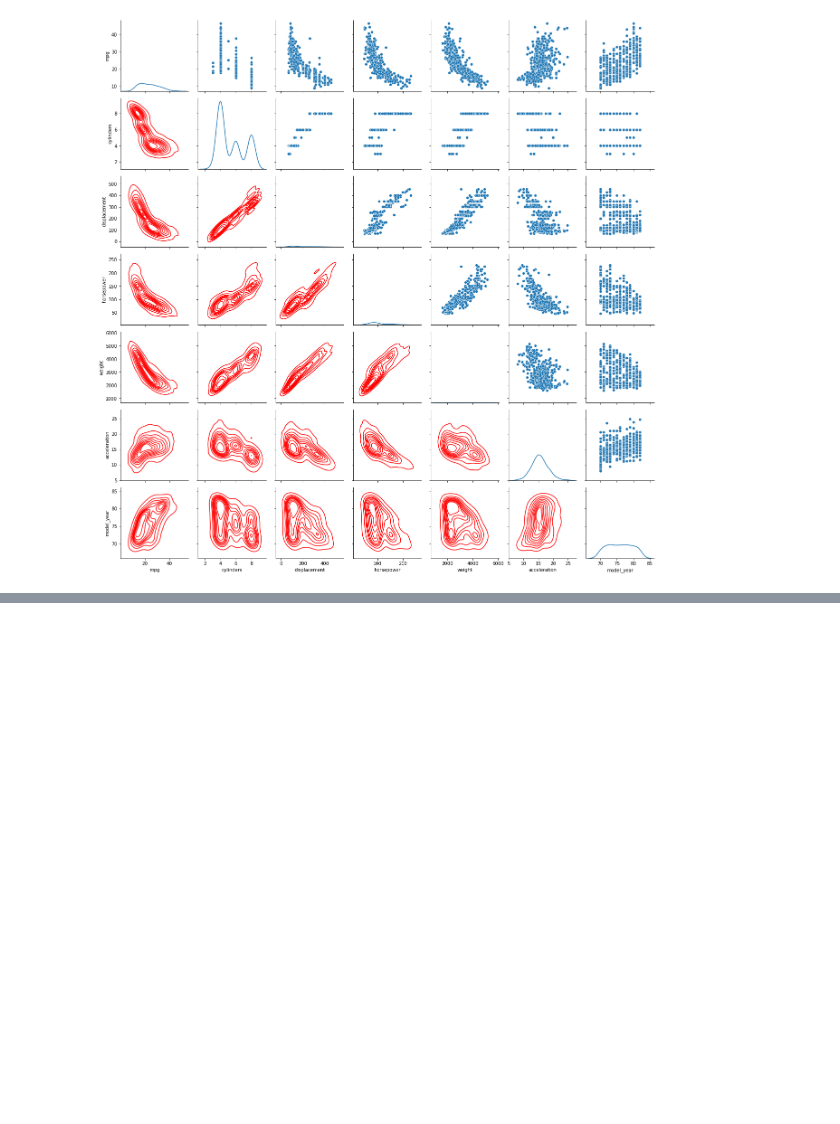
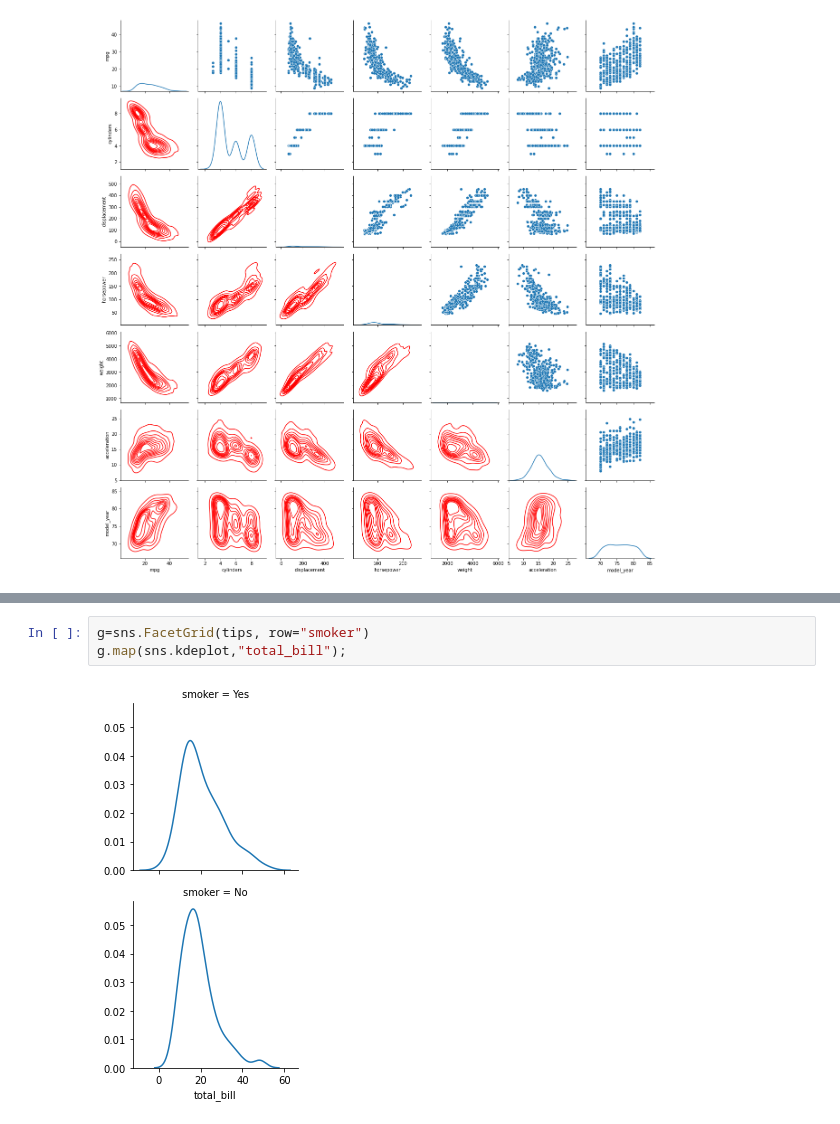
Before and after one commit to Ertugrul-Kurubal/Data-Visualization-With-Python-In-Class, a Jupyter notebook: Seaborn Comparison Plots In Class 1.ipynb, the cells around one changed output, grey strips where cells are left out. Drawn from its saved outputs; the diff is of its cells as text; blank space fills up the shorter version.

```diff
--- a/Seaborn Comparison Plots In Class 1.ipynb
+++ b/Seaborn Comparison Plots In Class 1.ipynb
@@ -125,0 +133,5 @@ g.map_lower(sns.kdeplot, color="r");
+# %%
+g=sns.FacetGrid(tips, row="smoker")
+g.map(sns.kdeplot,"total_bill");
+# %% [output]
+[figure, added]
```
Also changed, not shown: parts of 20 cells of this notebook, 2 other files.
